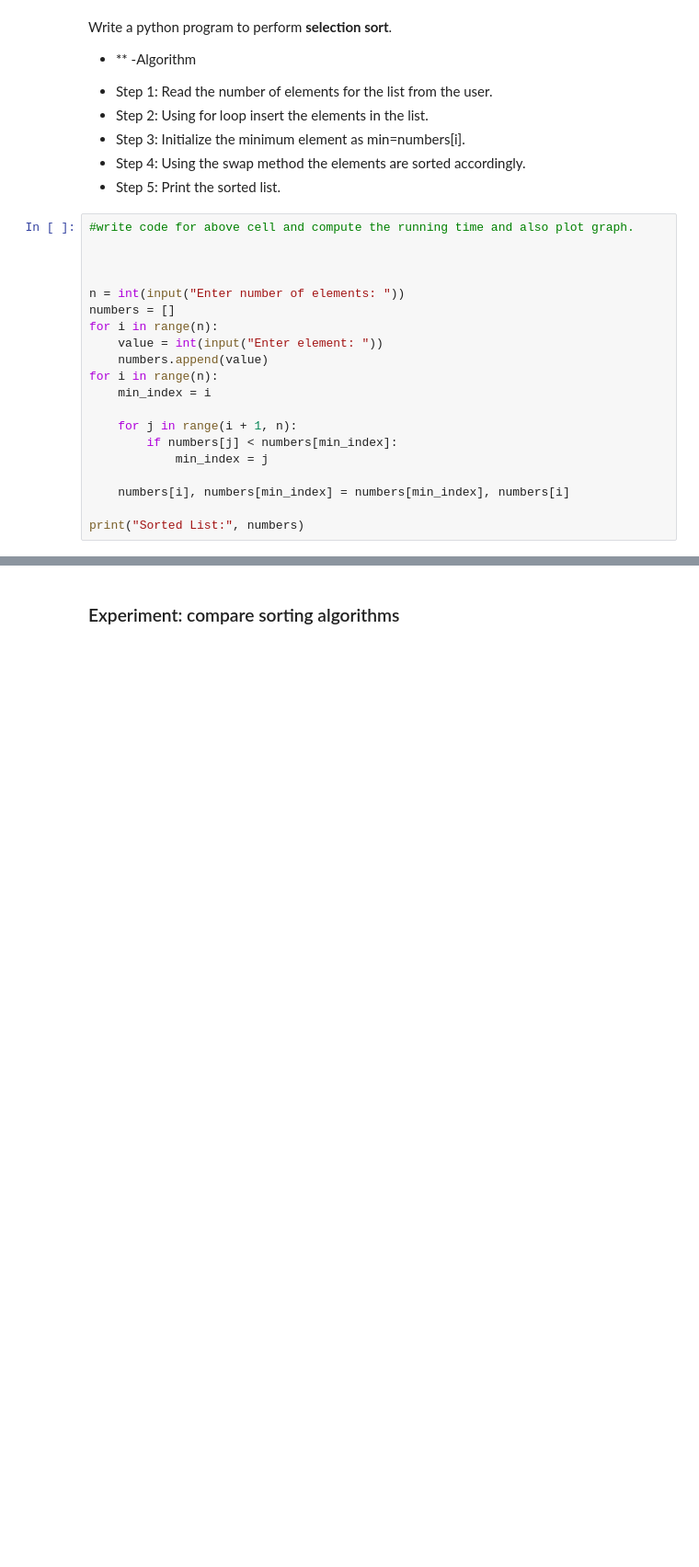
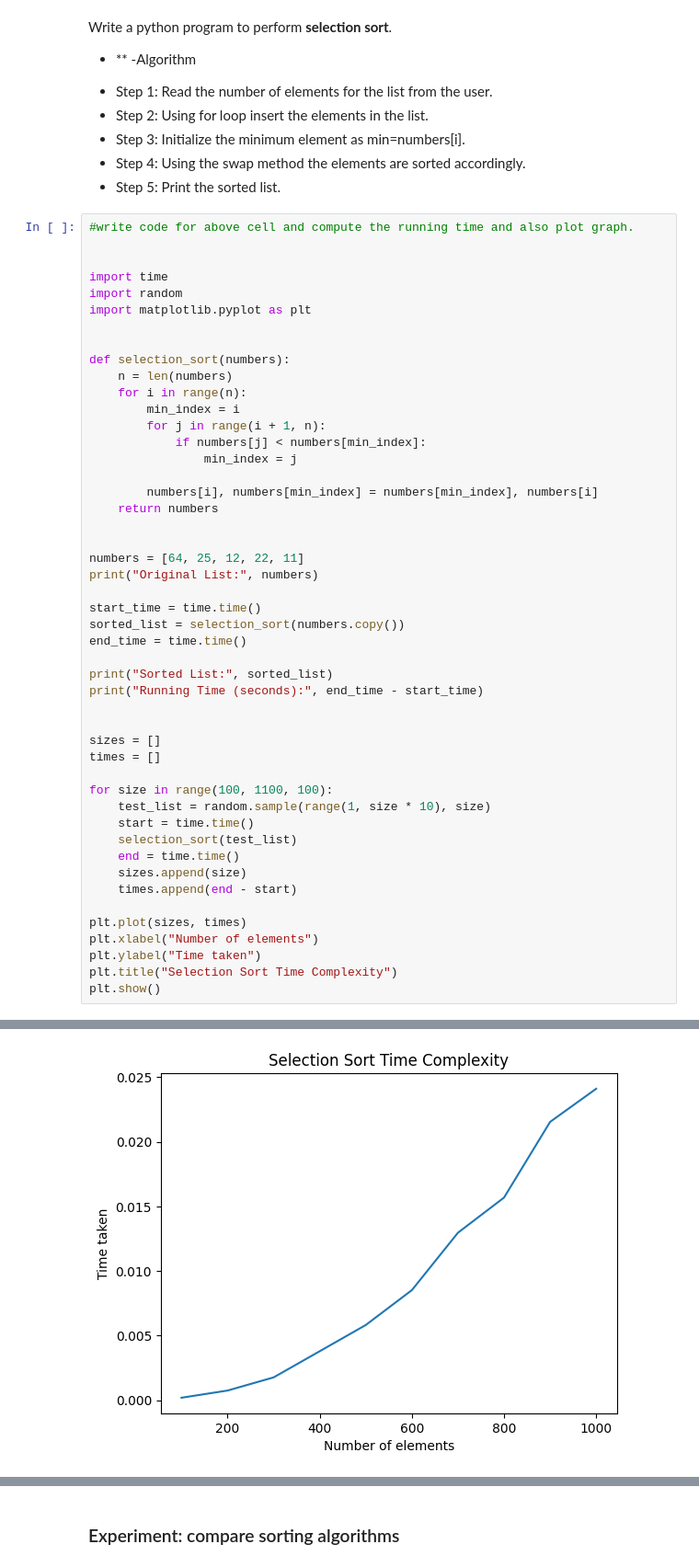
Before and after one commit to vikashsahu07/ALGORITHM-LAB-JUET, a Jupyter notebook: Lab_5.ipynb, the cells around one changed output, grey strips where cells are left out. Shown at 92% size. Saved outputs shown, nothing was run; the diff lists cells and outputs as text; blank space fills up the shorter version.

```diff
--- a/Lab_5.ipynb
+++ b/Lab_5.ipynb
@@ -16,20 +16,48 @@ Write a python program to perform **selection sort**.
 #write code for above cell and compute the running time and also plot graph.
 
 
+import time
+import random
+import matplotlib.pyplot as plt
 
-n = int(input("Enter number of elements: "))
-numbers = []
-for i in range(n):
-    value = int(input("Enter element: "))
-    numbers.append(value)
-for i in range(n):
-    min_index = i
 
-    for j in range(i + 1, n):
-        if numbers[j] < numbers[min_index]:
-            min_index = j
+def selection_sort(numbers):
+    n = len(numbers)
+    for i in range(n):
+        min_index = i
+        for j in range(i + 1, n):
+            if numbers[j] < numbers[min_index]:
+                min_index = j
 
-    numbers[i], numbers[min_index] = numbers[min_index], numbers[i]
+        numbers[i], numbers[min_index] = numbers[min_index], numbers[i]
+    return numbers
 
-print("Sorted List:", numbers)
+
+numbers = [64, 25, 12, 22, 11]
+print("Original List:", numbers)
+
+start_time = time.time()
+sorted_list = selection_sort(numbers.copy())
+end_time = time.time()
+
+print("Sorted List:", sorted_list)
+print("Running Time (seconds):", end_time - start_time)
+
+
+sizes = []
+times = []
+
+for size in range(100, 1100, 100):
+    test_list = random.sample(range(1, size * 10), size)
+    start = time.time()
+    selection_sort(test_list)
+    end = time.time()
+    sizes.append(size)
+    times.append(end - start)
+
+plt.plot(sizes, times)
+plt.xlabel("Number of elements")
+plt.ylabel("Time taken")
+plt.title("Selection Sort Time Complexity")
+plt.show()
 # %% [output]
@@ -43,3 +67,4 @@ Sorted List: [11, 12, 22, 25, 65]
+[figure, added]
 # %% [markdown]
 In computer science, **merge sort** (also commonly spelled mergesort) is an efficient, general-purpose, comparison-based sorting algorithm. Most implementations produce a stable sort, which means that the order of equal elements is the same in the input and output. Merge sort is a divide and conquer algorithm that was invented by John von Neumann in 1945.
 Write a Python program to sort the elements using **merge sort** and plot a graph to the time taken versus n
```
Also changed, not shown: parts of 7 cells of this notebook.
